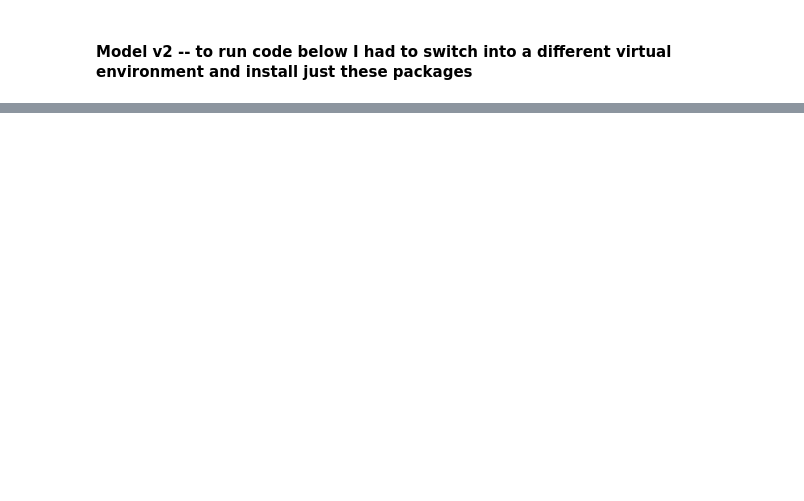
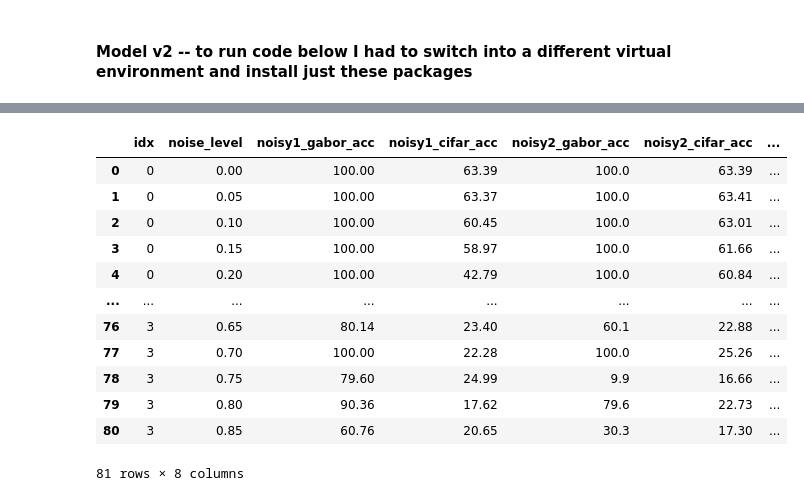
Before and after one commit to sherafatia/v1dd-public, a Jupyter notebook: notebooks/modeling.ipynb, the cells around one changed output, grey strips where cells are left out. Saved outputs shown, nothing was run; the diff lists cells and outputs as text; code cells hidden in the pictures; blank space fills up the shorter version.

```diff
--- a/notebooks/modeling.ipynb
+++ b/notebooks/modeling.ipynb
@@ -316,34 +39,0 @@ Files already downloaded and verified
-# %%
-device = torch.device("cuda" if torch.cuda.is_available() else "cpu")
-model = ConvNet(in_channels=1, height=32, width=32).to(device)
-criterion = nn.CrossEntropyLoss()
-optimizer = optim.Adam(model.parameters(), lr=0.001)
-
-epochs = 5
-losses = []
-for epoch in range(epochs):
-    running_loss = 0.0
-    for i, data in enumerate(combined_loader):
-        inputs, labels = data
-        inputs, labels = inputs.to(device), labels.to(device)
-
-        optimizer.zero_grad()
-        out_grating, out_natural_scene = model(inputs)
-
-        is_cifar = labels < 10
-        is_gabor = labels >= 10
-
-        loss = 0
-        if is_cifar.any():
-            loss += criterion(out_natural_scene[is_cifar], labels[is_cifar])
-        if is_gabor.any():
-            loss += criterion(out_grating[is_gabor], labels[is_gabor] - 10)  # adjust labels for gabor
-
-        loss.backward()
-        optimizer.step()
-        running_loss += loss.item() if isinstance(loss, torch.Tensor) else 0
-
-        if i % 100 == 99:    # print every 10 mini-batches
-            print(f'[Epoch {epoch + 1}, Batch {i + 1}] loss: {running_loss / 10:.3f}')
-            running_loss = 0.0
-    losses.append(running_loss / len(combined_loader))
@@ -372,0 +110,18 @@ plt.plot(losses)
+# %%
+import pandas as pd
+noise_results_df = pd.DataFrame(noise_results)
+noise_results_df
+# %% [output]
+|  | idx | noise_level | noisy1_gabor_acc | noisy1_cifar_acc | noisy2_gabor_acc | noisy2_cifar_acc | ... |
+| 0 | 0 | 0.00 | 100.00 | 63.39 | 100.0 | 63.39 | ... |
+| 1 | 0 | 0.05 | 100.00 | 63.37 | 100.0 | 63.41 | ... |
+| 2 | 0 | 0.10 | 100.00 | 60.45 | 100.0 | 63.01 | ... |
+| 3 | 0 | 0.15 | 100.00 | 58.97 | 100.0 | 61.66 | ... |
+| 4 | 0 | 0.20 | 100.00 | 42.79 | 100.0 | 60.84 | ... |
+| ... | ... | ... | ... | ... | ... | ... | ... |
+| 76 | 3 | 0.65 | 80.14 | 23.40 | 60.1 | 22.88 | ... |
+| 77 | 3 | 0.70 | 100.00 | 22.28 | 100.0 | 25.26 | ... |
+| 78 | 3 | 0.75 | 79.60 | 24.99 | 9.9 | 16.66 | ... |
+| 79 | 3 | 0.80 | 90.36 | 17.62 | 79.6 | 22.73 | ... |
+| 80 | 3 | 0.85 | 60.76 | 20.65 | 30.3 | 17.30 | ... |
+81 rows × 8 columns
```
Also changed, not shown: parts of 28 cells of this notebook, 1 other file.
